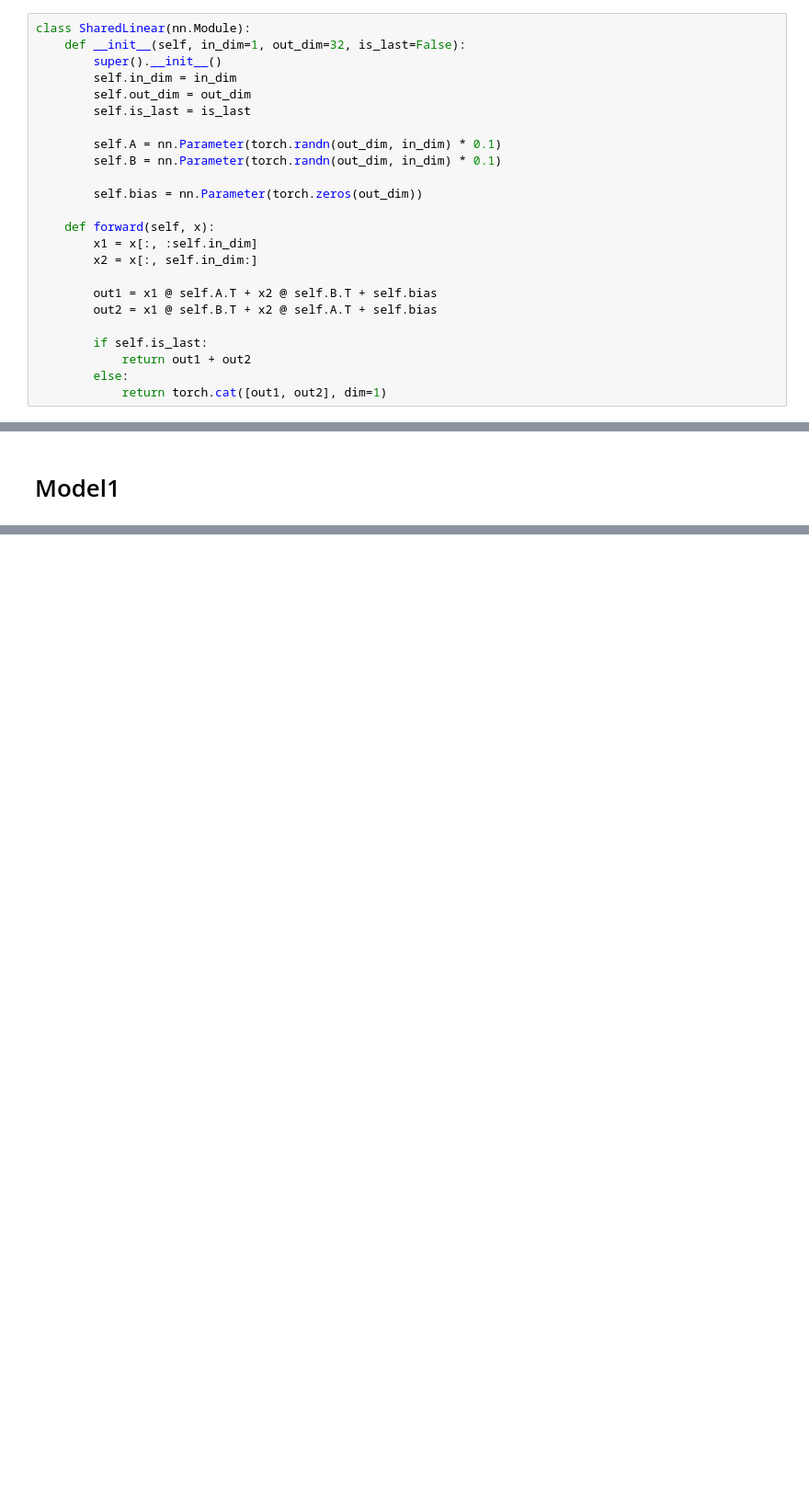
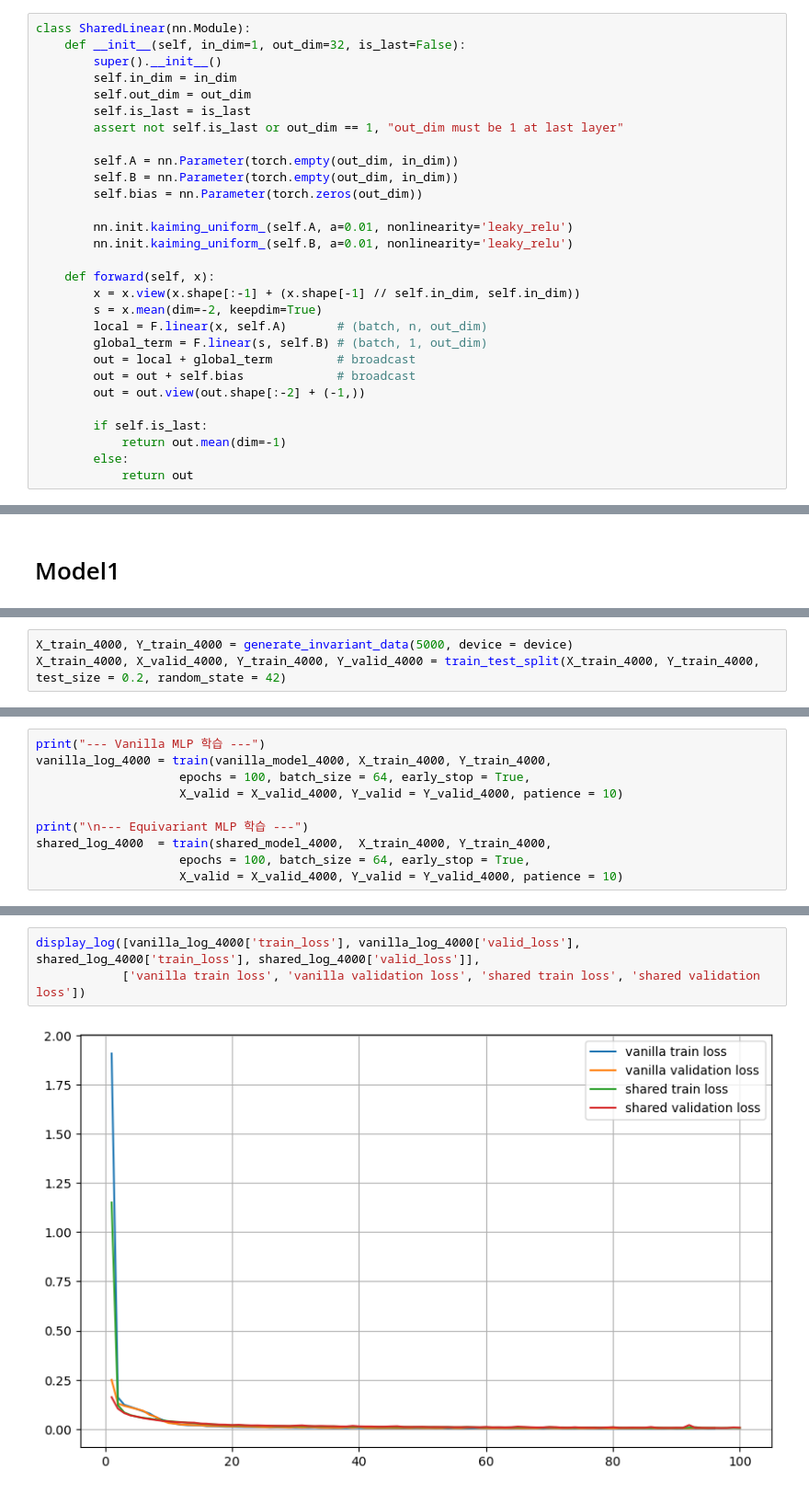
Before and after one commit to sinikar0397/Optimizing-Hypothesis-Space-via-Group-Representation-Intertwiner, a Jupyter notebook: SymmetricModel_DeepSets.ipynb, the cells around one changed output, grey strips where cells are left out. Shown at 92% size. Drawn from its saved outputs; the diff is of its cells as text; blank space fills up the shorter version.

```diff
--- a/SymmetricModel_DeepSets.ipynb
+++ b/SymmetricModel_DeepSets.ipynb
@@ -47,21 +51,26 @@ class SharedLinear(nn.Module):
         self.in_dim = in_dim
         self.out_dim = out_dim
         self.is_last = is_last
+        assert not self.is_last or out_dim == 1, "out_dim must be 1 at last layer"
 
-        self.A = nn.Parameter(torch.randn(out_dim, in_dim) * 0.1)
-        self.B = nn.Parameter(torch.randn(out_dim, in_dim) * 0.1)
-
+        self.A = nn.Parameter(torch.empty(out_dim, in_dim))
+        self.B = nn.Parameter(torch.empty(out_dim, in_dim))
         self.bias = nn.Parameter(torch.zeros(out_dim))
 
+        nn.init.kaiming_uniform_(self.A, a=0.01, nonlinearity='leaky_relu')
+        nn.init.kaiming_uniform_(self.B, a=0.01, nonlinearity='leaky_relu')
+
     def forward(self, x):
-        x1 = x[:, :self.in_dim]
-        x2 = x[:, self.in_dim:]
-
-        out1 = x1 @ self.A.T + x2 @ self.B.T + self.bias
-        out2 = x1 @ self.B.T + x2 @ self.A.T + self.bias
+        x = x.view(x.shape[:-1] + (x.shape[-1] // self.in_dim, self.in_dim))
+        s = x.mean(dim=-2, keepdim=True)
+        local = F.linear(x, self.A)       # (batch, n, out_dim)
+        global_term = F.linear(s, self.B) # (batch, 1, out_dim)
+        out = local + global_term         # broadcast
+        out = out + self.bias             # broadcast
+        out = out.view(out.shape[:-2] + (-1,))
 
         if self.is_last:
-            return out1 + out2
+            return out.mean(dim=-1)
         else:
-            return torch.cat([out1, out2], dim=1)
+            return out
 # %%
@@ -209,0 +290,3 @@ mkdir: ./models: File exists
+# %%
+X_train_4000, Y_train_4000 = generate_invariant_data(5000, device = device)
+X_train_4000, X_valid_4000, Y_train_4000, Y_valid_4000 = train_test_split(X_train_4000, Y_train_4000, test_size = 0.2, random_state = 42)
@@ -209,0 +333,10 @@ mkdir: ./models: File exists
+# %%
+print("--- Vanilla MLP 학습 ---")
+vanilla_log_4000 = train(vanilla_model_4000, X_train_4000, Y_train_4000,
+                    epochs = 100, batch_size = 64, early_stop = True,
+                    X_valid = X_valid_4000, Y_valid = Y_valid_4000, patience = 10)
+
+print("\n--- Equivariant MLP 학습 ---")
+shared_log_4000  = train(shared_model_4000,  X_train_4000, Y_train_4000,
+                    epochs = 100, batch_size = 64, early_stop = True,
+                    X_valid = X_valid_4000, Y_valid = Y_valid_4000, patience = 10)
@@ -209,0 +346,5 @@ mkdir: ./models: File exists
+# %%
+display_log([vanilla_log_4000['train_loss'], vanilla_log_4000['valid_loss'], shared_log_4000['train_loss'], shared_log_4000['valid_loss']],
+            ['vanilla train loss', 'vanilla validation loss', 'shared train loss', 'shared validation loss'])
+# %% [output]
+[figure, added]
```
Also changed, not shown: parts of 22 cells of this notebook, 27 other files.
